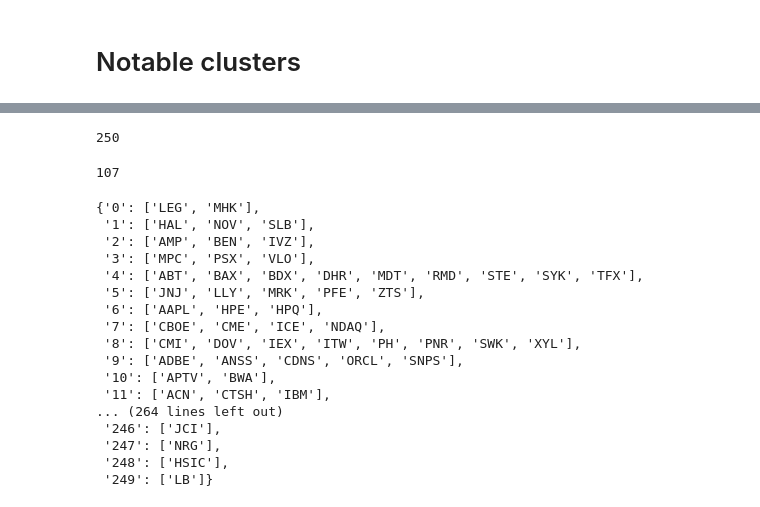
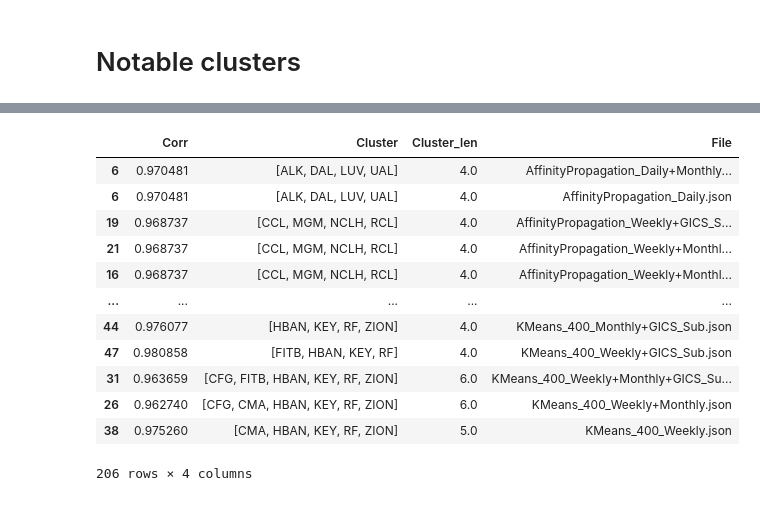
Before and after one commit to harkib/Stock-Clustering, a Jupyter notebook: visualize.ipynb, the cells around one changed output, grey strips where cells are left out. Drawn from its saved outputs; the diff is of its cells as text; code cells hidden in the pictures.

```diff
--- a/visualize.ipynb
+++ b/visualize.ipynb
@@ -135,32 +138,19 @@ corr_df
-# %%
-len(clusters.keys())
-# %% [output]
-250
-# %%
-count = 0
-for key in clusters.keys():
-    if (len(clusters[key]) > 1):
-        count += 1
-print(count)
-# %% [output]
-107
-# %%
-clusters
-# %% [output]
-{'0': ['LEG', 'MHK'],
- '1': ['HAL', 'NOV', 'SLB'],
- '2': ['AMP', 'BEN', 'IVZ'],
- '3': ['MPC', 'PSX', 'VLO'],
- '4': ['ABT', 'BAX', 'BDX', 'DHR', 'MDT', 'RMD', 'STE', 'SYK', 'TFX'],
- '5': ['JNJ', 'LLY', 'MRK', 'PFE', 'ZTS'],
- '6': ['AAPL', 'HPE', 'HPQ'],
- '7': ['CBOE', 'CME', 'ICE', 'NDAQ'],
- '8': ['CMI', 'DOV', 'IEX', 'ITW', 'PH', 'PNR', 'SWK', 'XYL'],
- '9': ['ADBE', 'ANSS', 'CDNS', 'ORCL', 'SNPS'],
- '10': ['APTV', 'BWA'],
- '11': ['ACN', 'CTSH', 'IBM'],
-... (264 lines left out)
- '246': ['JCI'],
- '247': ['NRG'],
- '248': ['HSIC'],
- '249': ['LB']}
+# %%
+# for nice graphics, consider clusters larger than 4
+notable_clusters = all_clusters[all_clusters.Cluster_len > 3]
+notable_clusters = notable_clusters[notable_clusters.Corr > .95]
+notable_clusters
+# %% [output]
+|  | Corr | Cluster | Cluster_len | File |
+| 6 | 0.970481 | [ALK, DAL, LUV, UAL] | 4.0 | AffinityPropagation_Daily+Monthly... |
+| 6 | 0.970481 | [ALK, DAL, LUV, UAL] | 4.0 | AffinityPropagation_Daily.json |
+| 19 | 0.968737 | [CCL, MGM, NCLH, RCL] | 4.0 | AffinityPropagation_Weekly+GICS_S... |
+| 21 | 0.968737 | [CCL, MGM, NCLH, RCL] | 4.0 | AffinityPropagation_Weekly+Monthl... |
+| 16 | 0.968737 | [CCL, MGM, NCLH, RCL] | 4.0 | AffinityPropagation_Weekly+Monthl... |
+| ... | ... | ... | ... | ... |
+| 44 | 0.976077 | [HBAN, KEY, RF, ZION] | 4.0 | KMeans_400_Monthly+GICS_Sub.json |
+| 47 | 0.980858 | [FITB, HBAN, KEY, RF] | 4.0 | KMeans_400_Weekly+GICS_Sub.json |
+| 31 | 0.963659 | [CFG, FITB, HBAN, KEY, RF, ZION] | 6.0 | KMeans_400_Weekly+Monthly+GICS_Su... |
+| 26 | 0.962740 | [CFG, CMA, HBAN, KEY, RF, ZION] | 6.0 | KMeans_400_Weekly+Monthly.json |
+| 38 | 0.975260 | [CMA, HBAN, KEY, RF, ZION] | 5.0 | KMeans_400_Weekly.json |
+206 rows × 4 columns
```
Also changed, not shown: parts of 22 cells of this notebook.
